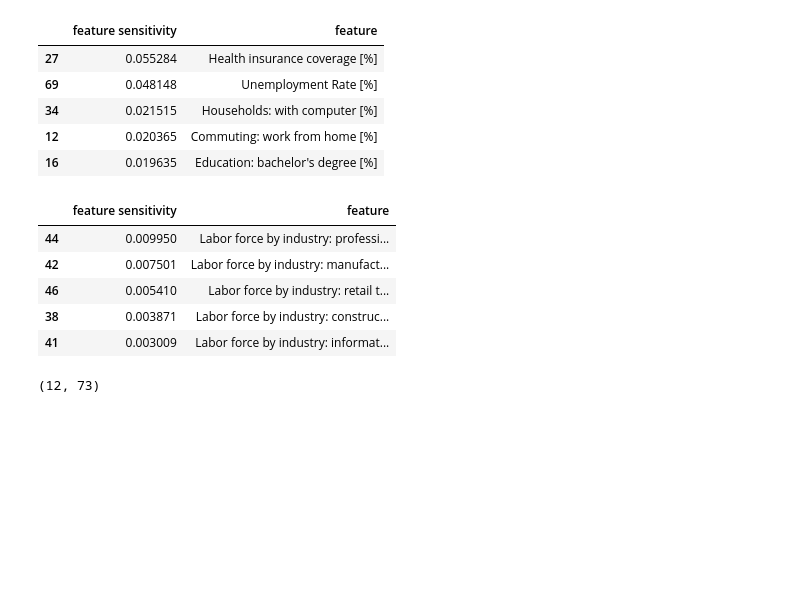
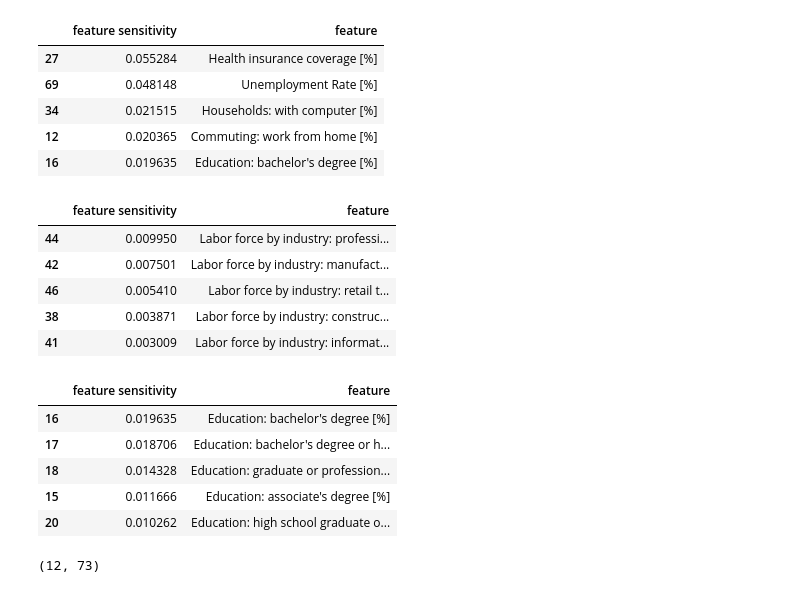
Before and after one commit to simon-0006/Data-Science-GESS---Group-Project, a Jupyter notebook: US_0/Analyse/Code/model_sensitivity.ipynb, the cells around one changed output. Saved outputs shown, nothing was run; the diff lists cells and outputs as text; code cells hidden in the pictures; blank space fills up the shorter version.

```diff
--- a/US_0/Analyse/Code/model_sensitivity.ipynb
+++ b/US_0/Analyse/Code/model_sensitivity.ipynb
@@ -194,6 +193,18 @@ df_ind5
 | 46 | 0.005410 | Labor force by industry: retail t... |
 | 38 | 0.003871 | Labor force by industry: construc... |
 | 41 | 0.003009 | Labor force by industry: informat... |
+# %%
+df_edu5 = df[13:22].nlargest(5, "feature sensitivity")
+idx_edu = df_edu5.index.values
+
+df_edu5
+# %% [output]
+|  | feature sensitivity | feature |
+| 16 | 0.019635 | Education: bachelor's degree [%] |
+| 17 | 0.018706 | Education: bachelor's degree or h... |
+| 18 | 0.014328 | Education: graduate or profession... |
+| 15 | 0.011666 | Education: associate's degree [%] |
+| 20 | 0.010262 | Education: high school graduate o... |
 # %%
 mean_feature_sensitivity = np.sum(mean_sensitivity, axis=1)
 mean_feature_sensitivity.shape
```
Also changed, not shown: parts of 5 cells of this notebook, 9 other files.
